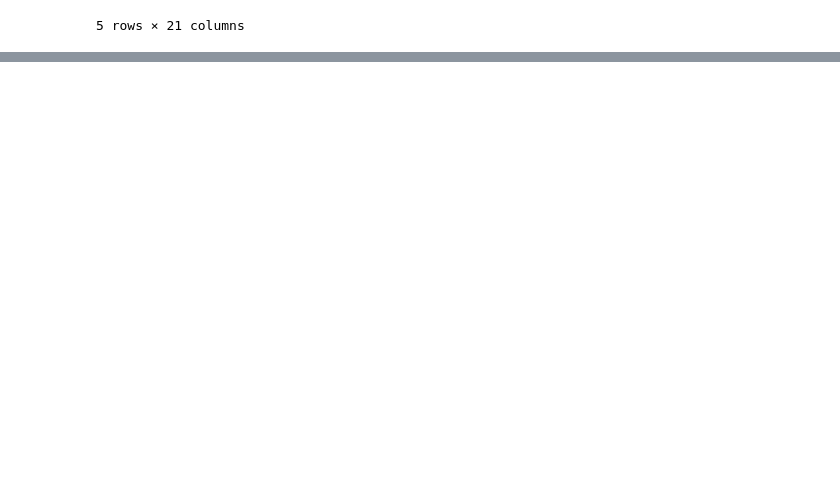
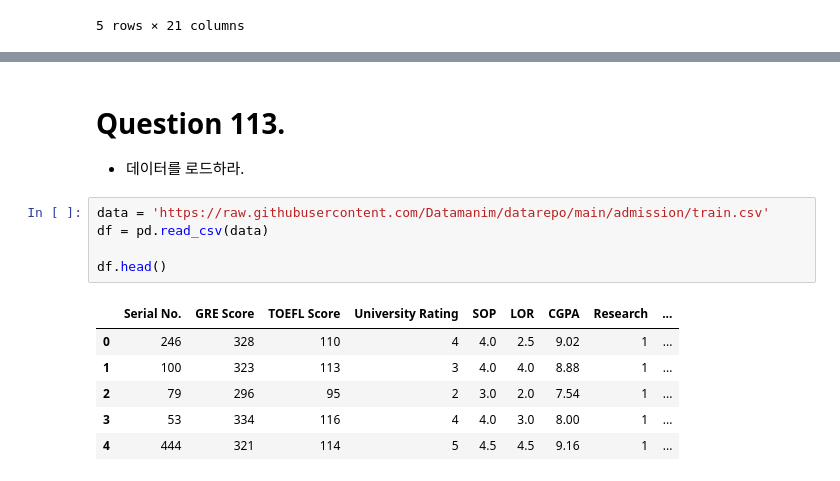
Before and after one commit to LWH4Data/Certifications, a Jupyter notebook: 빅분기/01_작업 1유형/sol.ipynb, the cells around one changed output, grey strips where cells are left out. Drawn from its saved outputs; the diff is of its cells as text; blank space fills up the shorter version.

```diff
--- a/빅분기/01_작업 1유형/sol.ipynb
+++ b/빅분기/01_작업 1유형/sol.ipynb
@@ -2443,0 +2458,15 @@ df.head()
+# %% [markdown]
+# Question 113.
+- 데이터를 로드하라.
+# %%
+data = 'https://raw.githubusercontent.com/Datamanim/datarepo/main/admission/train.csv'
+df = pd.read_csv(data)
+
+df.head()
+# %% [output]
+|  | Serial No. | GRE Score | TOEFL Score | University Rating | SOP | LOR | CGPA | Research | ... |
+| 0 | 246 | 328 | 110 | 4 | 4.0 | 2.5 | 9.02 | 1 | ... |
+| 1 | 100 | 323 | 113 | 3 | 4.0 | 4.0 | 8.88 | 1 | ... |
+| 2 | 79 | 296 | 95 | 2 | 3.0 | 2.0 | 7.54 | 1 | ... |
+| 3 | 53 | 334 | 116 | 4 | 4.0 | 3.0 | 8.00 | 1 | ... |
+| 4 | 444 | 321 | 114 | 5 | 4.5 | 4.5 | 9.16 | 1 | ... |
```
Also changed, not shown: parts of 54 cells of this notebook, 2 other files.
